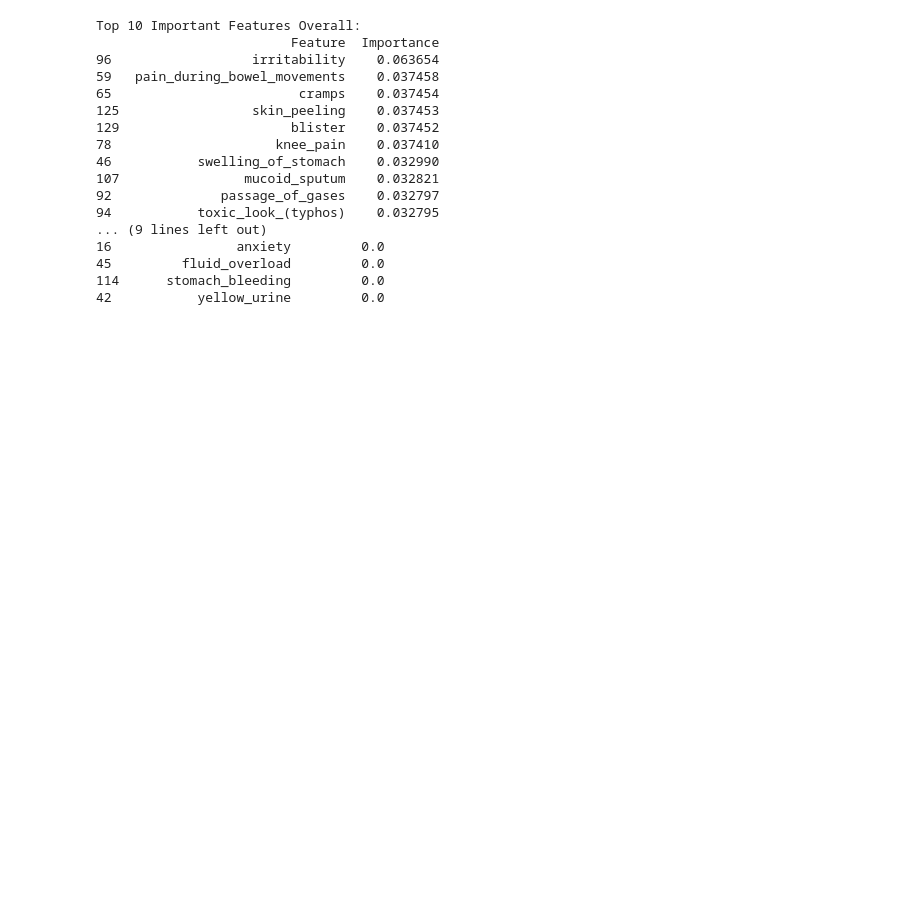
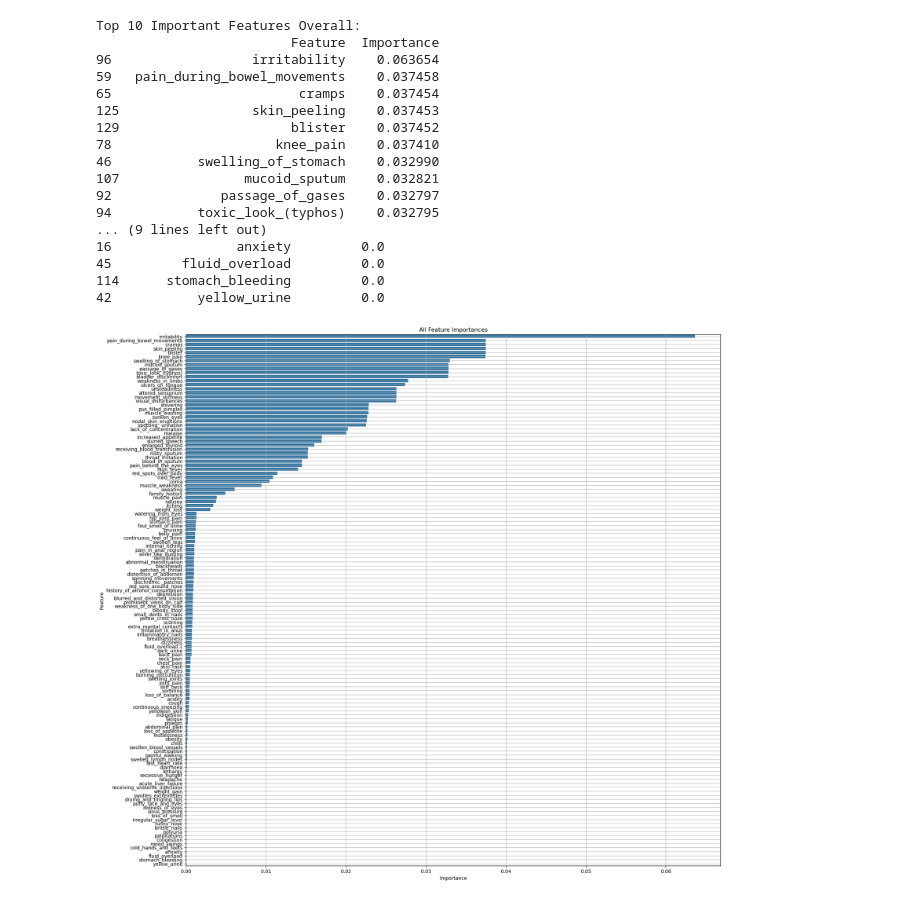
Before and after one commit to msugar/team_3_project, a Jupyter notebook: src/analysis/xgboost/xgboost_overall.ipynb, the cells around one changed output. Saved outputs shown, nothing was run; the diff lists cells and outputs as text; code cells hidden in the pictures; blank space fills up the shorter version.

Commit message:
feat(xgboost-analysis): Add chart of all features ranked by importance

```diff
--- a/src/analysis/xgboost/xgboost_overall.ipynb
+++ b/src/analysis/xgboost/xgboost_overall.ipynb
@@ -97,16 +99,16 @@ Accuracy: 0.98
 # %%
 # Feature importance analysis
 feature_importances = xgb_model.feature_importances_
-important_features_df = pd.DataFrame({
+feature_importance_df = pd.DataFrame({
     'Feature': X_train.columns,
     'Importance': feature_importances
 }).sort_values(by='Importance', ascending=False)
 
 print("Top 10 Important Features Overall:")
-print(important_features_df.head(10))
+print(feature_importance_df.head(10))
 print()
 print("Top 10 Unimportant Features Overall:")
-print(important_features_df.tail(10))
+print(feature_importance_df.tail(10))
 # %% [output]
 Top 10 Important Features Overall:
                          Feature  Importance
@@ -125,3 +127,15 @@ Top 10 Important Features Overall:
 45         fluid_overload         0.0
 114      stomach_bleeding         0.0
 42           yellow_urine         0.0
+# %%
+# %%
+# Plot Features per importance
+plt.figure(figsize=(20,20))
+sns.barplot(x='Importance', y= 'Feature', data=feature_importance_df)
+plt.title('All Feature Importances')
+plt.xlabel('Importance')
+plt.ylabel('Feature')
+plt.grid()
+plt.show()
+# %% [output]
+[figure, added]
```
Also changed, not shown: parts of 2 cells of this notebook, 1 other file.
